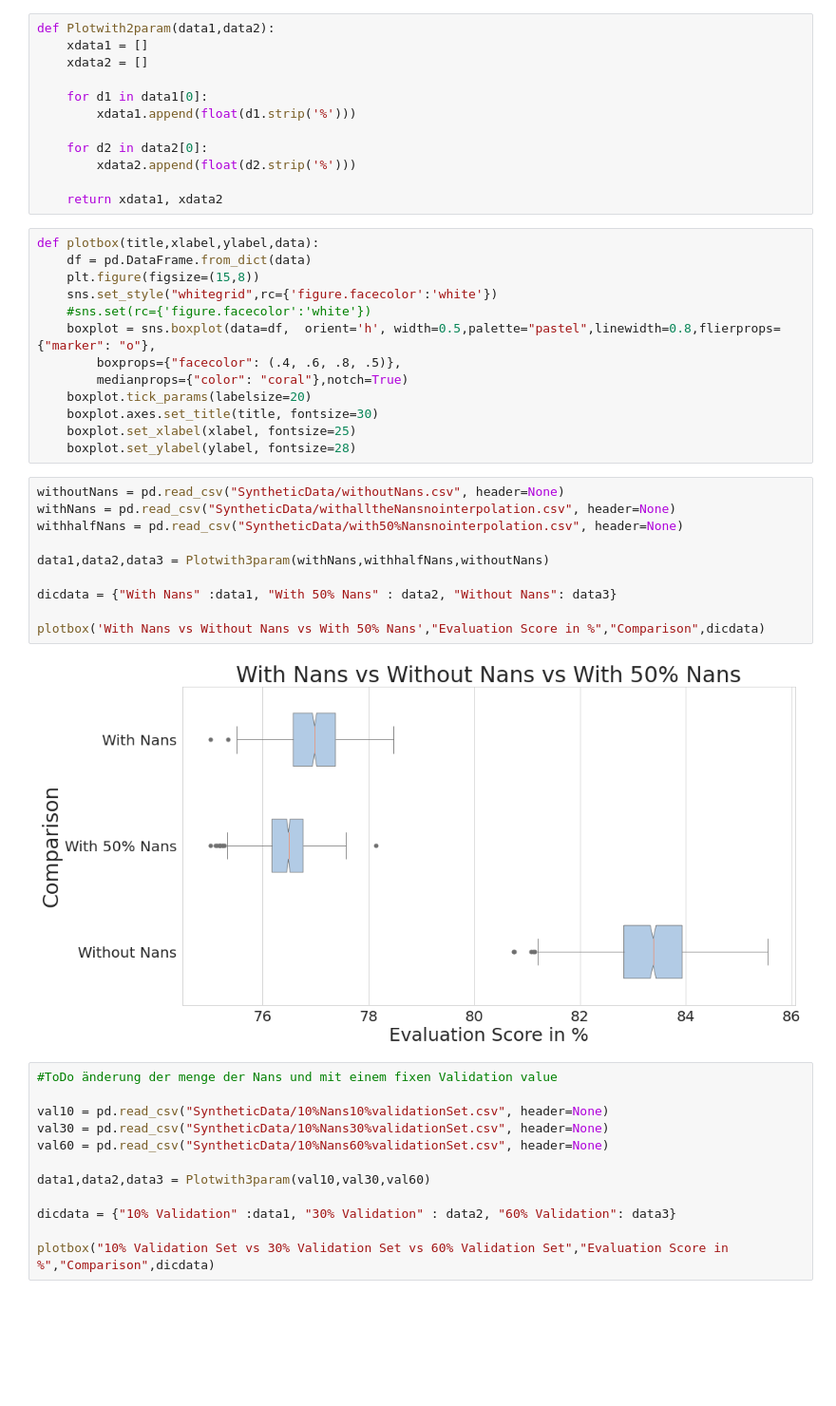
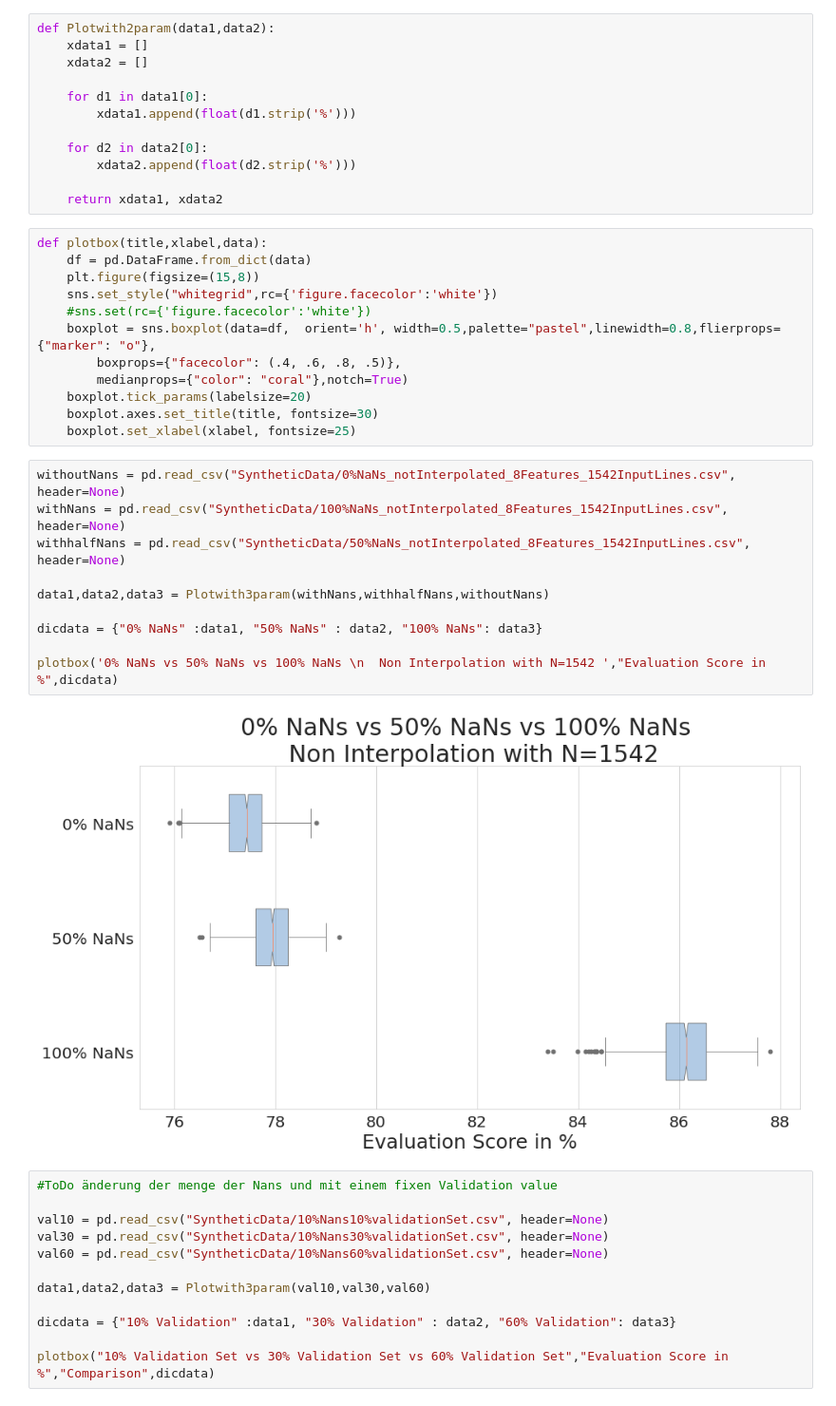
Before and after one commit to dude2033/data_synthesizer, a Jupyter notebook: DataVisualization.ipynb, the cells around one changed output. Shown: that part at 95% size. Saved outputs shown, nothing was run; the diff lists cells and outputs as text; blank space fills up the shorter version.

Commit message:
Visualization with new data

```diff
--- a/DataVisualization.ipynb
+++ b/DataVisualization.ipynb
@@ -35,7 +35,7 @@ def Plotwith2param(data1,data2):
 
     return xdata1, xdata2
 # %%
-def plotbox(title,xlabel,ylabel,data):
+def plotbox(title,xlabel,data):
     df = pd.DataFrame.from_dict(data)
     plt.figure(figsize=(15,8))
     sns.set_style("whitegrid",rc={'figure.facecolor':'white'})
@@ -46,19 +46,18 @@ def plotbox(title,xlabel,ylabel,data):
     boxplot.tick_params(labelsize=20)
     boxplot.axes.set_title(title, fontsize=30)
     boxplot.set_xlabel(xlabel, fontsize=25)
-    boxplot.set_ylabel(ylabel, fontsize=28)
 # %%
-withoutNans = pd.read_csv("SyntheticData/withoutNans.csv", header=None)
-withNans = pd.read_csv("SyntheticData/withalltheNansnointerpolation.csv", header=None)
-withhalfNans = pd.read_csv("SyntheticData/with50%Nansnointerpolation.csv", header=None)
+withoutNans = pd.read_csv("SyntheticData/0%NaNs_notInterpolated_8Features_1542InputLines.csv", header=None)
+withNans = pd.read_csv("SyntheticData/100%NaNs_notInterpolated_8Features_1542InputLines.csv", header=None)
+withhalfNans = pd.read_csv("SyntheticData/50%NaNs_notInterpolated_8Features_1542InputLines.csv", header=None)
 
 data1,data2,data3 = Plotwith3param(withNans,withhalfNans,withoutNans)
 
-dicdata = {"With Nans" :data1, "With 50% Nans" : data2, "Without Nans": data3}
+dicdata = {"0% NaNs" :data1, "50% NaNs" : data2, "100% NaNs": data3}
 
-plotbox('With Nans vs Without Nans vs With 50% Nans',"Evaluation Score in %","Comparison",dicdata)
+plotbox('0% NaNs vs 50% NaNs vs 100% NaNs \n  Non Interpolation with N=1542 ',"Evaluation Score in %",dicdata)
 # %% [output]
-[figure, old version]
+[figure, new version]
 # %%
 #ToDo änderung der menge der Nans und mit einem fixen Validation value
 
```
Also changed, not shown: parts of 5 cells of this notebook, 9 other files.
